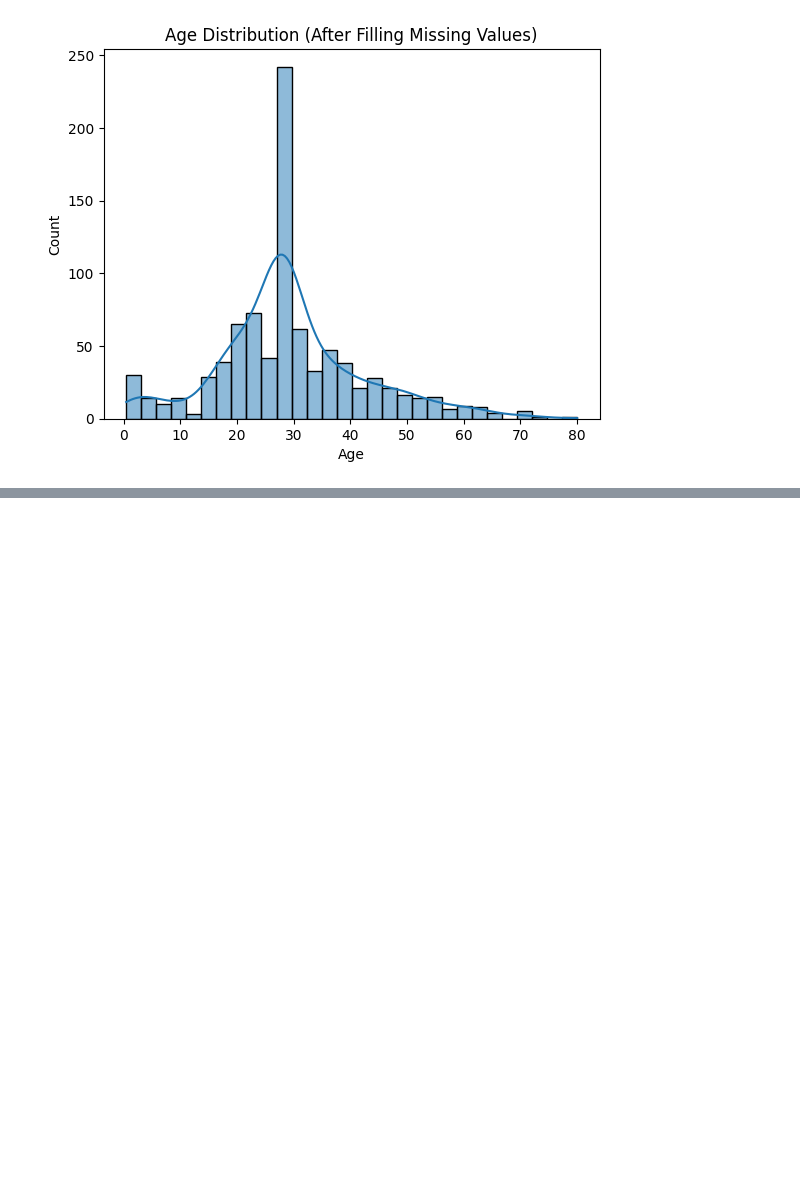
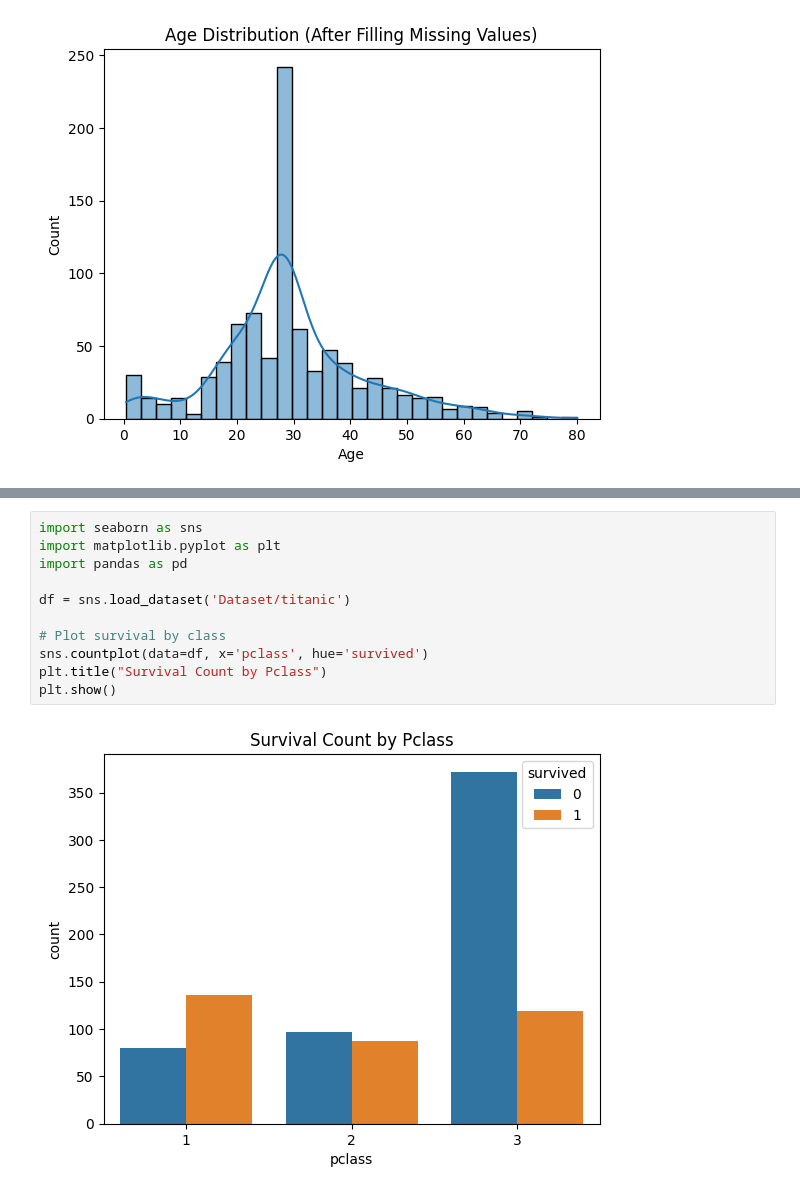
Before and after one commit to LogaMathesh/Data-Analysis-basics-for-ML, a Jupyter notebook: Titanic Data exploration and visualization/app.ipynb, the cells around one changed output, grey strips where cells are left out. Cells and saved outputs as stored; diff of their text form; blank space fills up the shorter version.

```diff
--- a/Titanic Data exploration and visualization/app.ipynb
+++ b/Titanic Data exploration and visualization/app.ipynb
@@ -132,0 +129,13 @@ plt.show()
+# %%
+import seaborn as sns
+import matplotlib.pyplot as plt
+import pandas as pd
+
+df = sns.load_dataset('Dataset/titanic')
+
+# Plot survival by class
+sns.countplot(data=df, x='pclass', hue='survived')
+plt.title("Survival Count by Pclass")
+plt.show()
+# %% [output]
+[figure, added]
```
Also changed, not shown: parts of 9 cells of this notebook.
